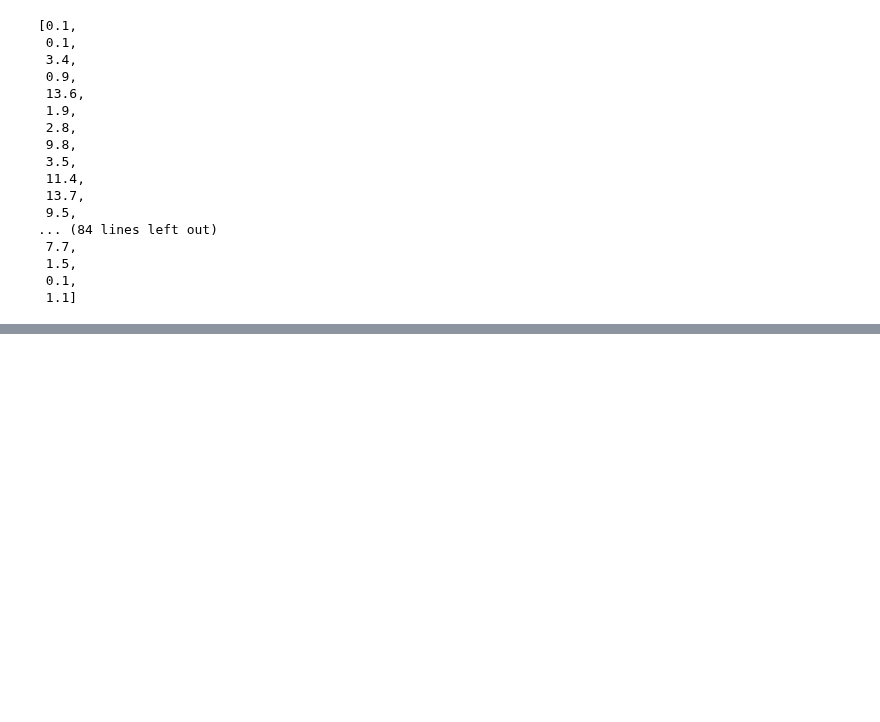
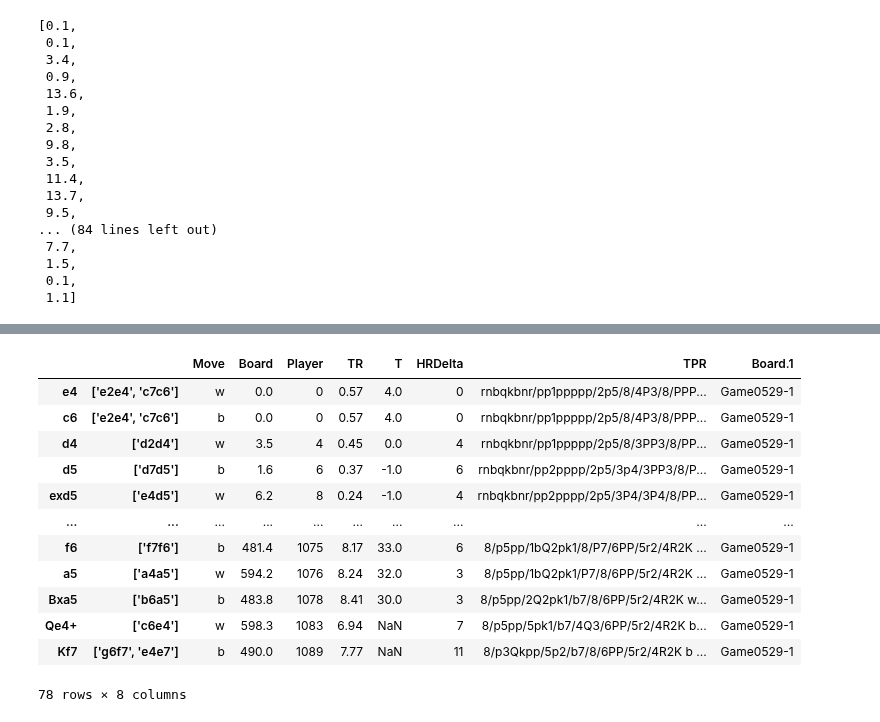
Before and after one commit to tommdim/statistics-101, a Jupyter notebook: project/src/main.ipynb, the cells around one changed output, grey strips where cells are left out. Drawn from its saved outputs; the diff is of its cells as text; code cells hidden in the pictures; blank space fills up the shorter version.

```diff
--- a/project/src/main.ipynb
+++ b/project/src/main.ipynb
@@ -632,3 +627,20 @@ NameError: name 'moves' is not defined
+# %%
+df = pd.read_csv("ex.csv")
+df
+# %% [output]
+|  |  | Move | Board | Player | TR | T | HRDelta | TPR | Board.1 |
+| e4 | ['e2e4', 'c7c6'] | w | 0.0 | 0 | 0.57 | 4.0 | 0 | rnbqkbnr/pp1ppppp/2p5/8/4P3/8/PPP... | Game0529-1 |
+| c6 | ['e2e4', 'c7c6'] | b | 0.0 | 0 | 0.57 | 4.0 | 0 | rnbqkbnr/pp1ppppp/2p5/8/4P3/8/PPP... | Game0529-1 |
+| d4 | ['d2d4'] | w | 3.5 | 4 | 0.45 | 0.0 | 4 | rnbqkbnr/pp1ppppp/2p5/8/3PP3/8/PP... | Game0529-1 |
+| d5 | ['d7d5'] | b | 1.6 | 6 | 0.37 | -1.0 | 6 | rnbqkbnr/pp2pppp/2p5/3p4/3PP3/8/P... | Game0529-1 |
+| exd5 | ['e4d5'] | w | 6.2 | 8 | 0.24 | -1.0 | 4 | rnbqkbnr/pp2pppp/2p5/3P4/3P4/8/PP... | Game0529-1 |
+| ... | ... | ... | ... | ... | ... | ... | ... | ... | ... |
+| f6 | ['f7f6'] | b | 481.4 | 1075 | 8.17 | 33.0 | 6 | 8/p5pp/1bQ2pk1/8/P7/6PP/5r2/4R2K ... | Game0529-1 |
+| a5 | ['a4a5'] | w | 594.2 | 1076 | 8.24 | 32.0 | 3 | 8/p5pp/1bQ2pk1/P7/8/6PP/5r2/4R2K ... | Game0529-1 |
+| Bxa5 | ['b6a5'] | b | 483.8 | 1078 | 8.41 | 30.0 | 3 | 8/p5pp/2Q2pk1/b7/8/6PP/5r2/4R2K w... | Game0529-1 |
+| Qe4+ | ['c6e4'] | w | 598.3 | 1083 | 6.94 | NaN | 7 | 8/p5pp/5pk1/b7/4Q3/6PP/5r2/4R2K b... | Game0529-1 |
+| Kf7 | ['g6f7', 'e4e7'] | b | 490.0 | 1089 | 7.77 | NaN | 11 | 8/p3Qkpp/5p2/b7/8/6PP/5r2/4R2K b ... | Game0529-1 |
+78 rows × 8 columns
 # %%
 #Adesso che abbiamo i dettagli delle mosse ci ripeschiamo dal dataset madre il battito al tempo della mossa
 realwage = pd.read_csv("prova.csv")
```
Also changed, not shown: parts of 12 cells of this notebook, 21 other files.
